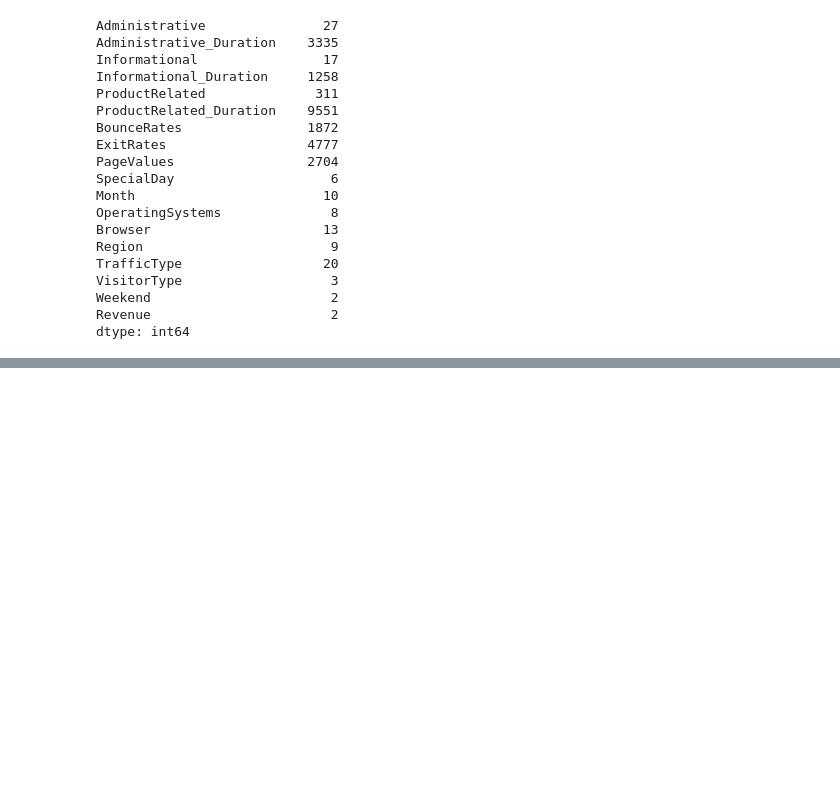
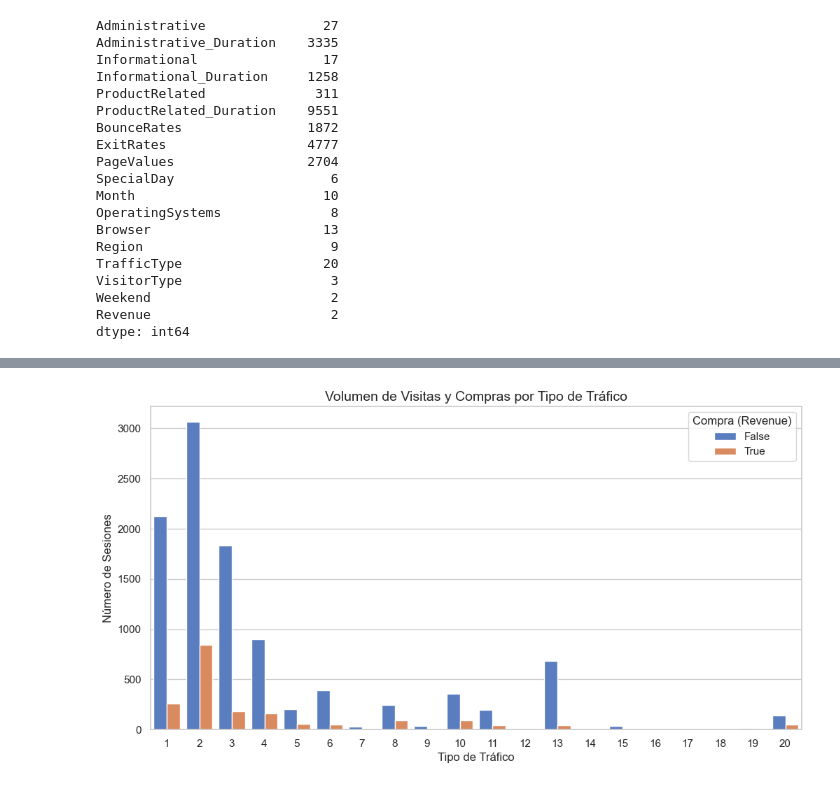
Before and after one commit to alvaroG-IA/proyecto-1-AIA-Marketing_Digital, a Jupyter notebook: analisis_dataset.ipynb, the cells around one changed output, grey strips where cells are left out. Cells and saved outputs as stored; diff of their text form; code cells hidden in the pictures; blank space fills up the shorter version.

```diff
--- a/analisis_dataset.ipynb
+++ b/analisis_dataset.ipynb
@@ -213,0 +239,10 @@ plt.show()
+# %%
+plt.figure(figsize=(12, 6))
+sns.countplot(x='TrafficType', hue='Revenue', data=df)
+plt.title('Volumen de Visitas y Compras por Tipo de Tráfico', fontsize=14)
+plt.xlabel('Tipo de Tráfico', fontsize=12)
+plt.ylabel('Número de Sesiones', fontsize=12)
+plt.legend(title='Compra (Revenue)', loc='upper right')
+plt.show()
+# %% [output]
+[figure, added]
```
Also changed, not shown: parts of 17 cells of this notebook.
